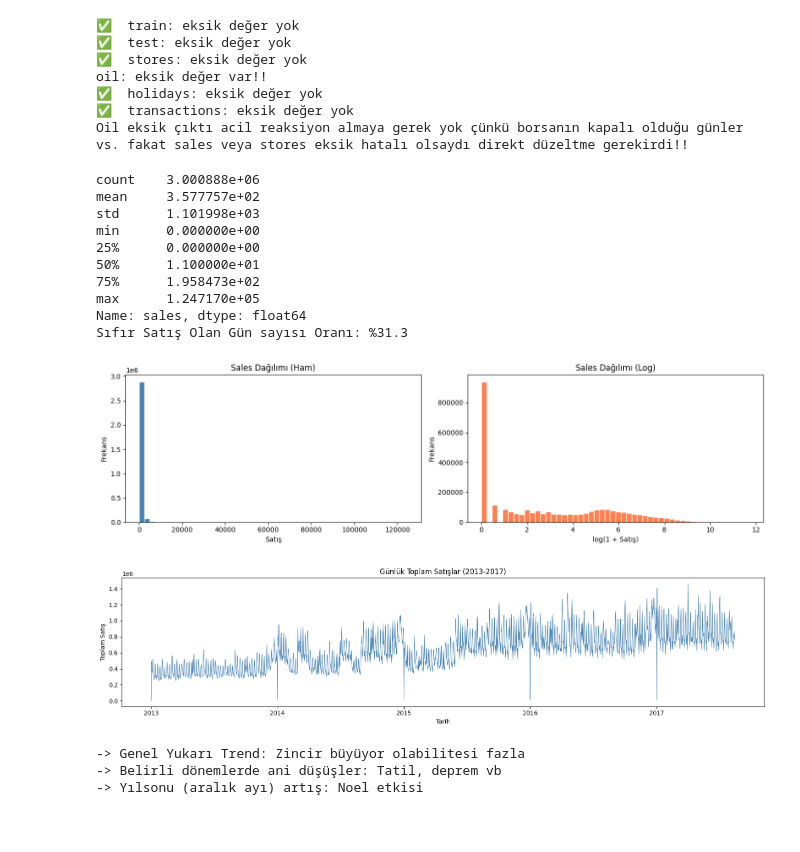
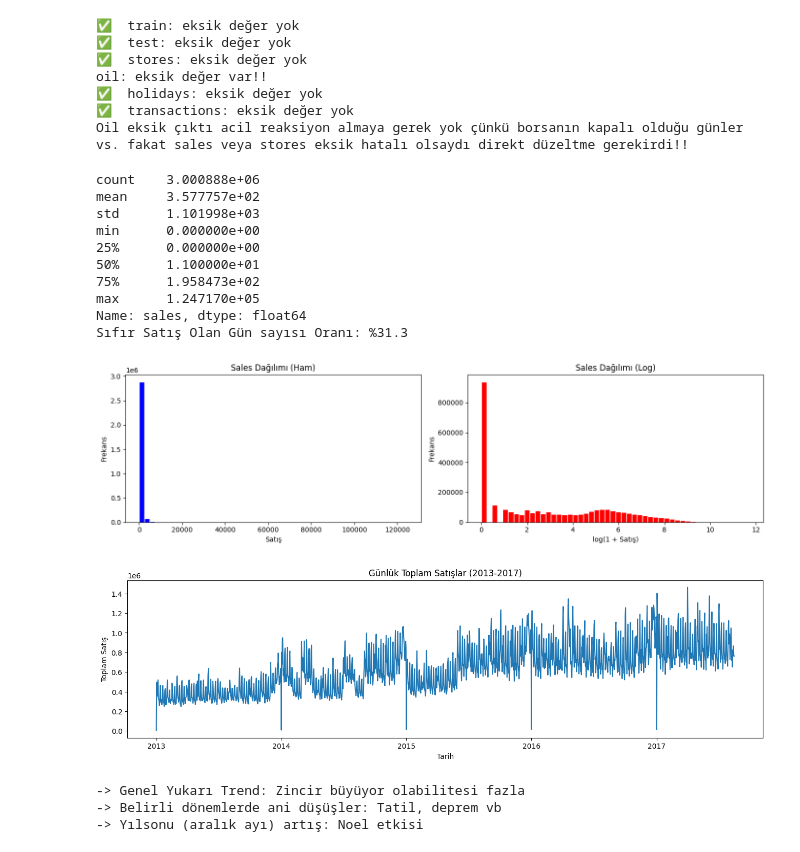
Before and after one commit to beratmertkayacan/kaggle-store-sales, a Jupyter notebook: notebooks/01_eda.ipynb, the cells around one changed output. Saved outputs shown, nothing was run; the diff lists cells and outputs as text; code cells hidden in the pictures; blank space fills up the shorter version.

```diff
--- a/notebooks/01_eda.ipynb
+++ b/notebooks/01_eda.ipynb
@@ -99,14 +99,14 @@ print(f"Sıfır Satış Olan Gün sayısı Oranı: %{(train['sales'] == 0).mean(
 fig, axes = plt.subplots(1, 2, figsize=(14, 4))
 
 #Sol Grafik --> Ham Dağılım
-axes[0].hist(train['sales'], bins=50, color='steelblue', edgecolor='white')
+axes[0].hist(train['sales'], bins=50, color='blue', edgecolor='white')
 axes[0].set_title('Sales Dağılımı (Ham)')
 axes[0].set_xlabel('Satış')
 axes[0].set_ylabel('Frekans')
 
 # Sales çok dağınık bu yüzden log ile dağılımın yoğun olduğu yere odaklanılır
 #Sağ Grafik --> Log Dağılım
-axes[1].hist(np.log1p(train['sales']), bins=50, color='coral', edgecolor='white')
+axes[1].hist(np.log1p(train['sales']), bins=50, color='red', edgecolor='white')
 axes[1].set_title('Sales Dağılımı (Log)')
 axes[1].set_xlabel('log(1 + Satış)')
 axes[1].set_ylabel('Frekans')
@@ -124,29 +124,27 @@ min      0.000000e+00
 max      1.247170e+05
 Name: sales, dtype: float64
 Sıfır Satış Olan Gün sayısı Oranı: %31.3
-[figure, old version]
+[figure, new version]
 # %%
-# Zaman Analizi - trend ve mevsimsellik etkisi-
+# Zaman trendi analizi - trend ve mevsimsellik etkisi-
 # zaman serisi tahmini sayesinde --> Geçmişte ne olmuş? gelecek de buna benzer davranır
 
 #Günlük toplam satışı hesapla
 gunluk_satis = train.groupby('date')['sales'].sum().reset_index() #goupby('date')->her tarihi grupla, ['Sales'].sum()-> o günün toplam satışını al
 
 #Görselleştir
 plt.figure(figsize=(16, 4))
-plt.plot(gunluk_satis['date'], gunluk_satis['sales'],
-         color='steelblue', linewidth=0.8)
+plt.plot(gunluk_satis['date'], gunluk_satis['sales'] )
 plt.title('Günlük Toplam Satışlar (2013-2017)')
 plt.xlabel('Tarih')
 plt.ylabel('Toplam Satış')
-plt.tight_layout()
 plt.show()
 
 print("-> Genel Yukarı Trend: Zincir büyüyor olabilitesi fazla")
 print("-> Belirli dönemlerde ani düşüşler: Tatil, deprem vb")
 print("-> Yılsonu (aralık ayı) artış: Noel etkisi")
 # %% [output]
-[figure, old version]
+[figure, new version]
 -> Genel Yukarı Trend: Zincir büyüyor olabilitesi fazla
 -> Belirli dönemlerde ani düşüşler: Tatil, deprem vb
 -> Yılsonu (aralık ayı) artış: Noel etkisi
```
Also changed, not shown: parts of 12 cells of this notebook, 1 other file.
